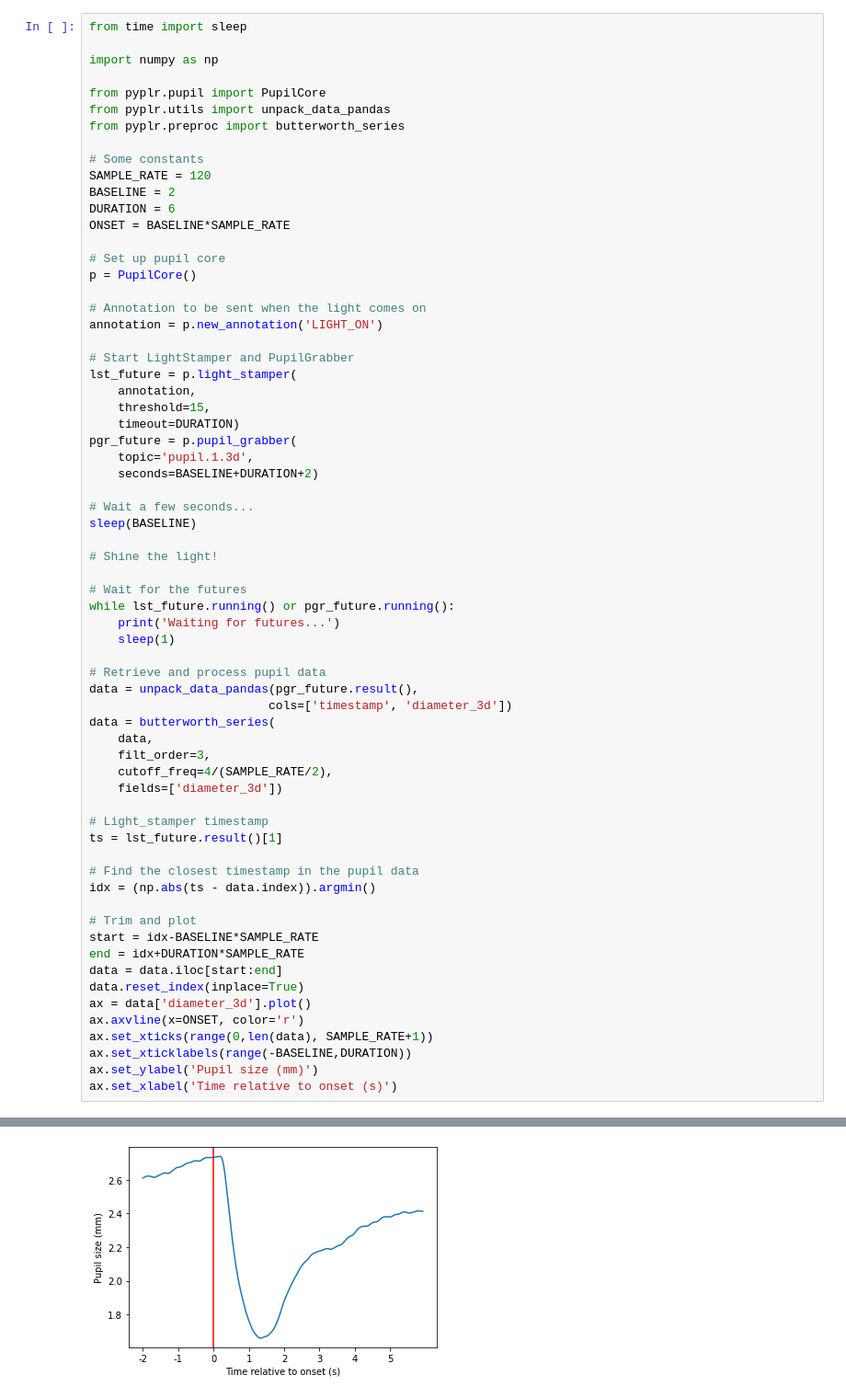
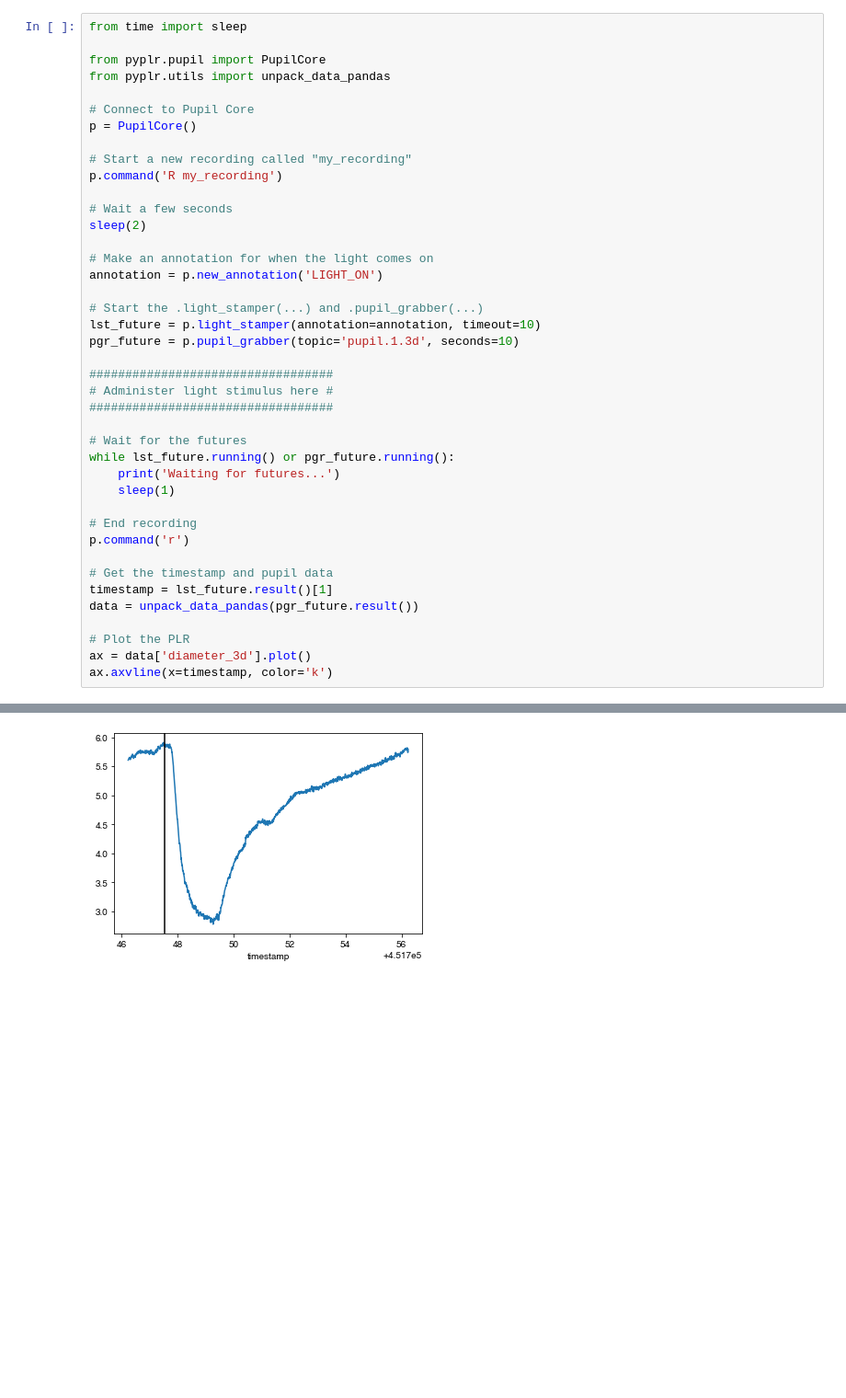
Before and after one commit to PyPlr/cvd_pupillometry, a Jupyter notebook: docs/05a_plr_simple.ipynb, the cells around one changed output, grey strips where cells are left out. Shown at 92% size. Cells and saved outputs as stored; diff of their text form; blank space fills up the shorter version.

```diff
--- a/docs/05a_plr_simple.ipynb
+++ b/docs/05a_plr_simple.ipynb
@@ -6,67 +6,42 @@ This example demonstrates how to use the ``.light_stamper(...)`` and ``.pupil_gr
 # %%
 from time import sleep
 
-import numpy as np
-
 from pyplr.pupil import PupilCore
 from pyplr.utils import unpack_data_pandas
-from pyplr.preproc import butterworth_series
 
-# Some constants
-SAMPLE_RATE = 120
-BASELINE = 2
-DURATION = 6
-ONSET = BASELINE*SAMPLE_RATE
-
-# Set up pupil core
+# Connect to Pupil Core
 p = PupilCore()
 
-# Annotation to be sent when the light comes on
+# Start a new recording called "my_recording"
+p.command('R my_recording')
+
+# Wait a few seconds
+sleep(2)
+
+# Make an annotation for when the light comes on
 annotation = p.new_annotation('LIGHT_ON')
 
-# Start LightStamper and PupilGrabber
-lst_future = p.light_stamper(
-    annotation,
-    threshold=15,
-    timeout=DURATION)
-pgr_future = p.pupil_grabber(
-    topic='pupil.1.3d',
-    seconds=BASELINE+DURATION+2)
+# Start the .light_stamper(...) and .pupil_grabber(...)
+lst_future = p.light_stamper(annotation=annotation, timeout=10)
+pgr_future = p.pupil_grabber(topic='pupil.1.3d', seconds=10)
 
-# Wait a few seconds...
-sleep(BASELINE)
-
-# Shine the light!
+##################################
+# Administer light stimulus here #
+##################################
 
 # Wait for the futures
 while lst_future.running() or pgr_future.running():
     print('Waiting for futures...')
     sleep(1)
 
-# Retrieve and process pupil data
-data = unpack_data_pandas(pgr_future.result(),
-                         cols=['timestamp', 'diameter_3d'])
-data = butterworth_series(
-    data,
-    filt_order=3,
-    cutoff_freq=4/(SAMPLE_RATE/2),
-    fields=['diameter_3d'])
+# End recording
+p.command('r')
 
-# Light_stamper timestamp
-ts = lst_future.result()[1]
+# Get the timestamp and pupil data
+timestamp = lst_future.result()[1]
+data = unpack_data_pandas(pgr_future.result())
 
-# Find the closest timestamp in the pupil data
-idx = (np.abs(ts - data.index)).argmin()
-
-# Trim and plot
-start = idx-BASELINE*SAMPLE_RATE
-end = idx+DURATION*SAMPLE_RATE
-data = data.iloc[start:end]
-data.reset_index(inplace=True)
+# Plot the PLR
 ax = data['diameter_3d'].plot()
-ax.axvline(x=ONSET, color='r')
-ax.set_xticks(range(0,len(data), SAMPLE_RATE+1))
-ax.set_xticklabels(range(-BASELINE,DURATION))
-ax.set_ylabel('Pupil size (mm)')
-ax.set_xlabel('Time relative to onset (s)')
+ax.axvline(x=timestamp, color='k')
 # %% [output]
@@ -85 +63 @@ PupilGrabber done grabbing 10 seconds of pupil.1.3d
-[figure, old version]
+[figure, new version]
```
Also changed, not shown: parts of 2 cells of this notebook, 7 other files.
